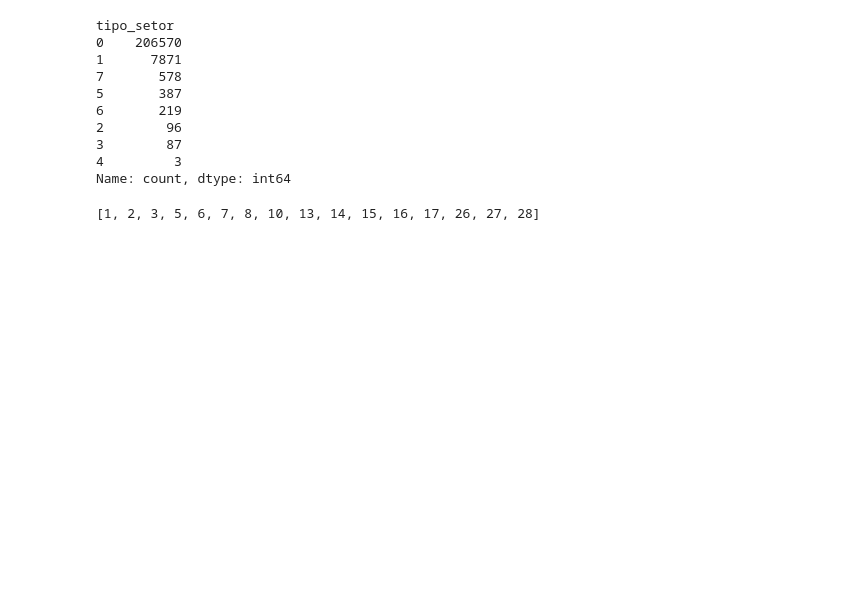
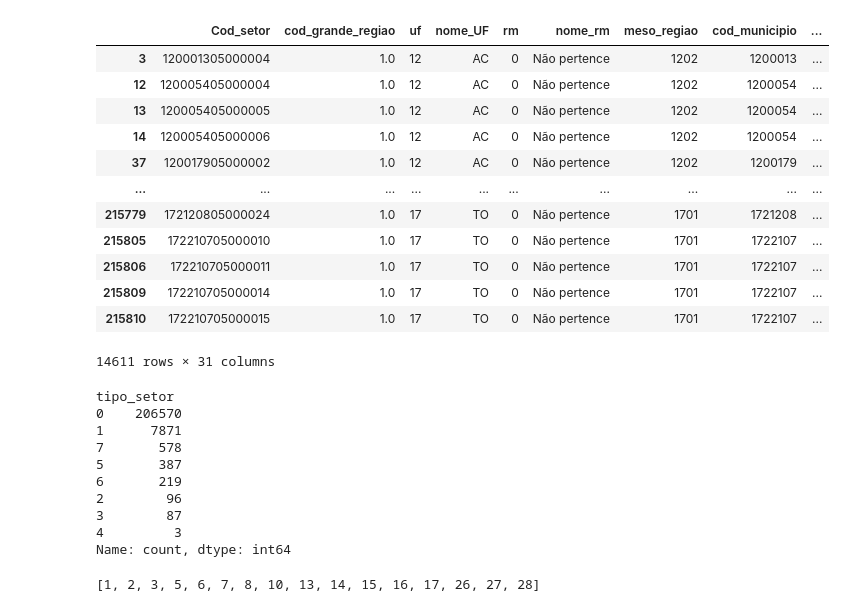
Before and after one commit to cem-usp/assentamentos-precarios-no-brasil-urbano, a Jupyter notebook: 04.1-processamento-regioes-2000.ipynb, the cells around one changed output. Saved outputs shown, nothing was run; the diff lists cells and outputs as text; code cells hidden in the pictures; blank space fills up the shorter version.

```diff
--- a/04.1-processamento-regioes-2000.ipynb
+++ b/04.1-processamento-regioes-2000.ipynb
@@ -38,6 +42,24 @@ subnormal = (df.tipo_setor == 1)
 df.loc[:, 'subnormal'] = 0
 df.loc[subnormal, 'subnormal'] = 1
 df.loc[:, 'processado'] = False
+# %%
+## TODO
+# Exclui setores com menos de 50 domicílios
+df[df.numero_de_domicilios < 50]
+# %% [output]
+|  | Cod_setor | cod_grande_regiao | uf | nome_UF | rm | nome_rm | meso_regiao | cod_municipio | ... |
+| 3 | 120001305000004 | 1.0 | 12 | AC | 0 | Não pertence | 1202 | 1200013 | ... |
+| 12 | 120005405000004 | 1.0 | 12 | AC | 0 | Não pertence | 1202 | 1200054 | ... |
+| 13 | 120005405000005 | 1.0 | 12 | AC | 0 | Não pertence | 1202 | 1200054 | ... |
+| 14 | 120005405000006 | 1.0 | 12 | AC | 0 | Não pertence | 1202 | 1200054 | ... |
+| 37 | 120017905000002 | 1.0 | 12 | AC | 0 | Não pertence | 1202 | 1200179 | ... |
+| ... | ... | ... | ... | ... | ... | ... | ... | ... | ... |
+| 215779 | 172120805000024 | 1.0 | 17 | TO | 0 | Não pertence | 1701 | 1721208 | ... |
+| 215805 | 172210705000010 | 1.0 | 17 | TO | 0 | Não pertence | 1701 | 1722107 | ... |
+| 215806 | 172210705000011 | 1.0 | 17 | TO | 0 | Não pertence | 1701 | 1722107 | ... |
+| 215809 | 172210705000014 | 1.0 | 17 | TO | 0 | Não pertence | 1701 | 1722107 | ... |
+| 215810 | 172210705000015 | 1.0 | 17 | TO | 0 | Não pertence | 1701 | 1722107 | ... |
+14611 rows × 31 columns
 # %%
 df.tipo_setor.value_counts()
 # %% [output]
```
Also changed, not shown: parts of 18 cells of this notebook, 17 other files.
